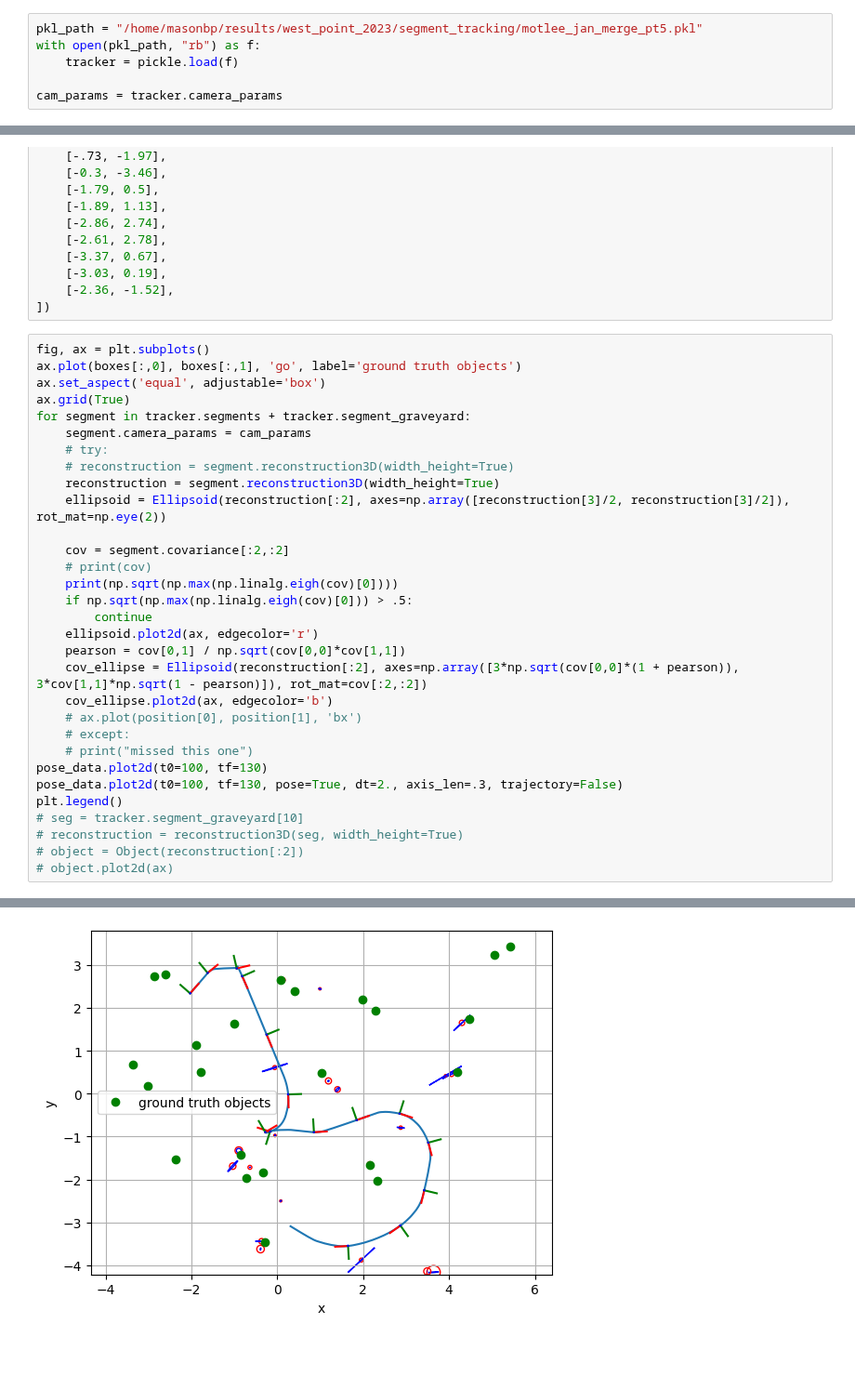
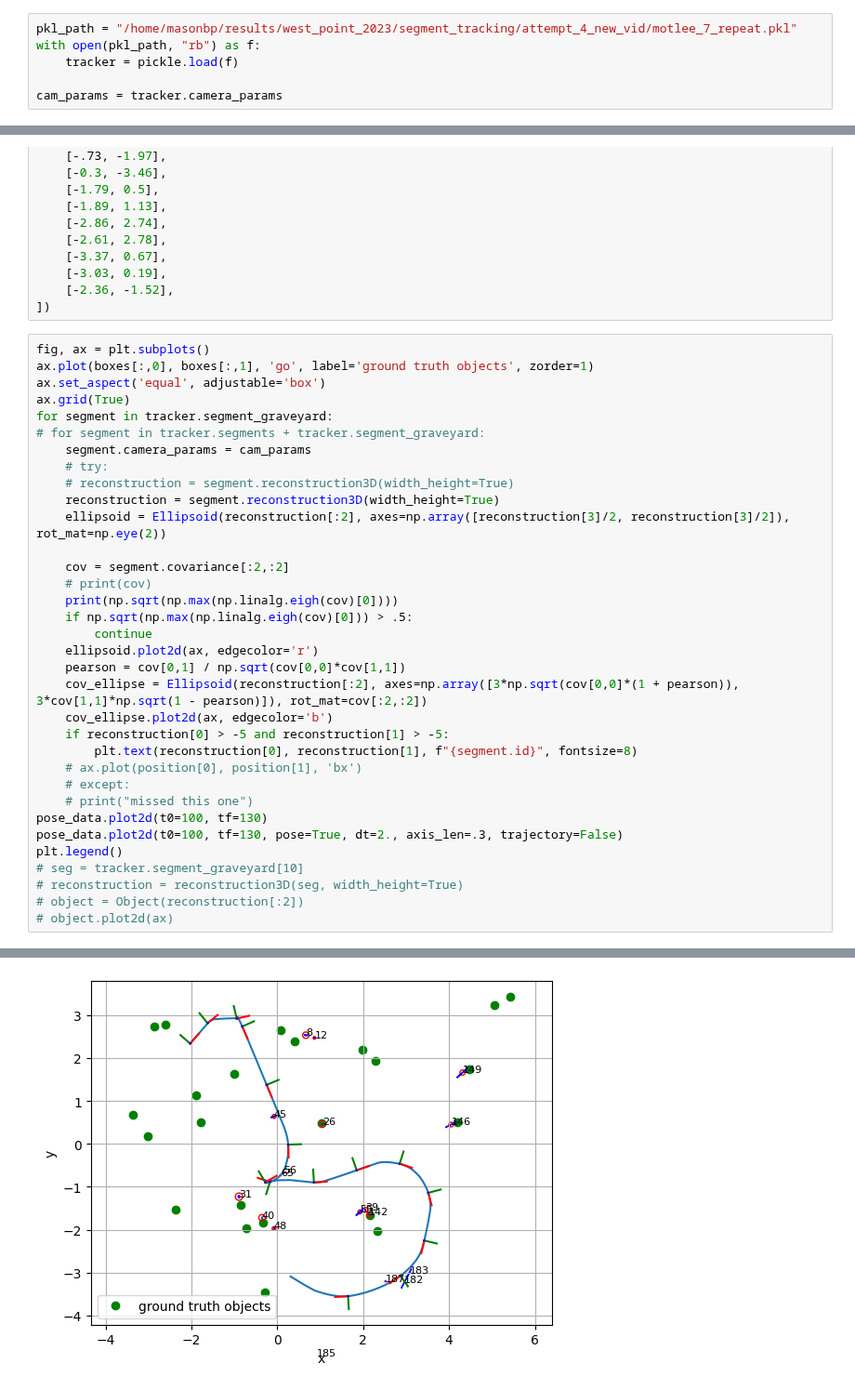
Before and after one commit to mit-acl/roman, a Jupyter notebook: notebooks/09_motlee_jan.ipynb, the cells around one changed output, grey strips where cells are left out. Shown at 93% size. Cells and saved outputs as stored; diff of their text form; blank space fills up the shorter version.

```diff
--- a/notebooks/09_motlee_jan.ipynb
+++ b/notebooks/09_motlee_jan.ipynb
@@ -15,7 +15,7 @@ pose_data = PoseData(
     t0=0.0
 )
 # %%
-pkl_path = "/home/masonbp/results/west_point_2023/segment_tracking/motlee_jan_merge_pt5.pkl"
+pkl_path = "/home/masonbp/results/west_point_2023/segment_tracking/attempt_4_new_vid/motlee_7_repeat.pkl"
 with open(pkl_path, "rb") as f:
     tracker = pickle.load(f)
 
@@ -48,10 +48,11 @@ boxes = np.array([
 ])
 # %%
 fig, ax = plt.subplots()
-ax.plot(boxes[:,0], boxes[:,1], 'go', label='ground truth objects')
+ax.plot(boxes[:,0], boxes[:,1], 'go', label='ground truth objects', zorder=1)
 ax.set_aspect('equal', adjustable='box')
 ax.grid(True)
-for segment in tracker.segments + tracker.segment_graveyard:
+for segment in tracker.segment_graveyard:
+# for segment in tracker.segments + tracker.segment_graveyard:
     segment.camera_params = cam_params
     # try:
     # reconstruction = segment.reconstruction3D(width_height=True)
@@ -67,6 +68,8 @@ for segment in tracker.segments + tracker.segment_graveyard:
     pearson = cov[0,1] / np.sqrt(cov[0,0]*cov[1,1])
     cov_ellipse = Ellipsoid(reconstruction[:2], axes=np.array([3*np.sqrt(cov[0,0]*(1 + pearson)), 3*cov[1,1]*np.sqrt(1 - pearson)]), rot_mat=cov[:2,:2])
     cov_ellipse.plot2d(ax, edgecolor='b')
+    if reconstruction[0] > -5 and reconstruction[1] > -5:
+        plt.text(reconstruction[0], reconstruction[1], f"{segment.id}", fontsize=8)
     # ax.plot(position[0], position[1], 'bx')
     # except:
     # print("missed this one")
@@ -98,2 +101,2 @@ plt.legend()
 <matplotlib.legend.Legend at 0x...>
-[figure, old version]
+[figure, new version]
```
Also changed, not shown: parts of 1 cell of this notebook, 5 other files.
